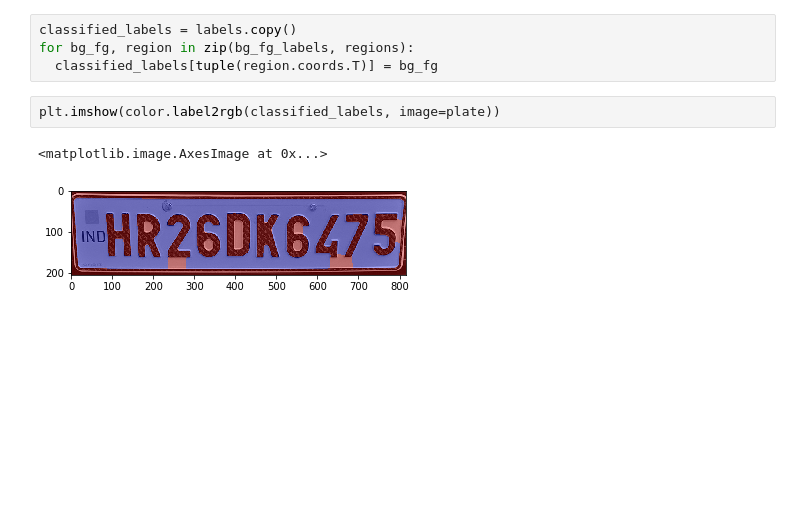
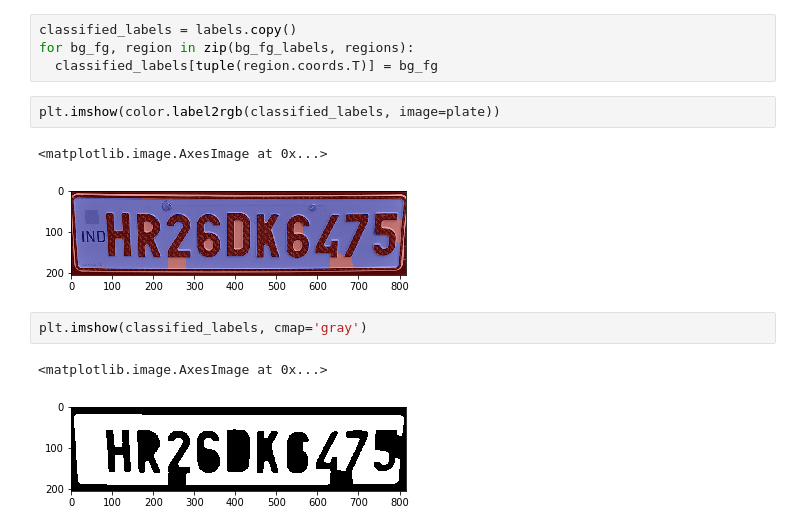
Before and after one commit to Biswajee/MachineLearningFlows, a Jupyter notebook: Plate_Segmentation.ipynb, the cells around one changed output. Saved outputs shown, nothing was run; the diff lists cells and outputs as text; blank space fills up the shorter version.

```diff
--- a/Plate_Segmentation.ipynb
+++ b/Plate_Segmentation.ipynb
@@ -210,3 +210,8 @@ plt.imshow(color.label2rgb(classified_labels, image=plate))
 # %% [output]
 <matplotlib.image.AxesImage at 0x...>
 [figure]
+# %%
+plt.imshow(classified_labels, cmap='gray')
+# %% [output]
+<matplotlib.image.AxesImage at 0x...>
+[figure, added]
```
Also changed, not shown: parts of 4 cells of this notebook.
